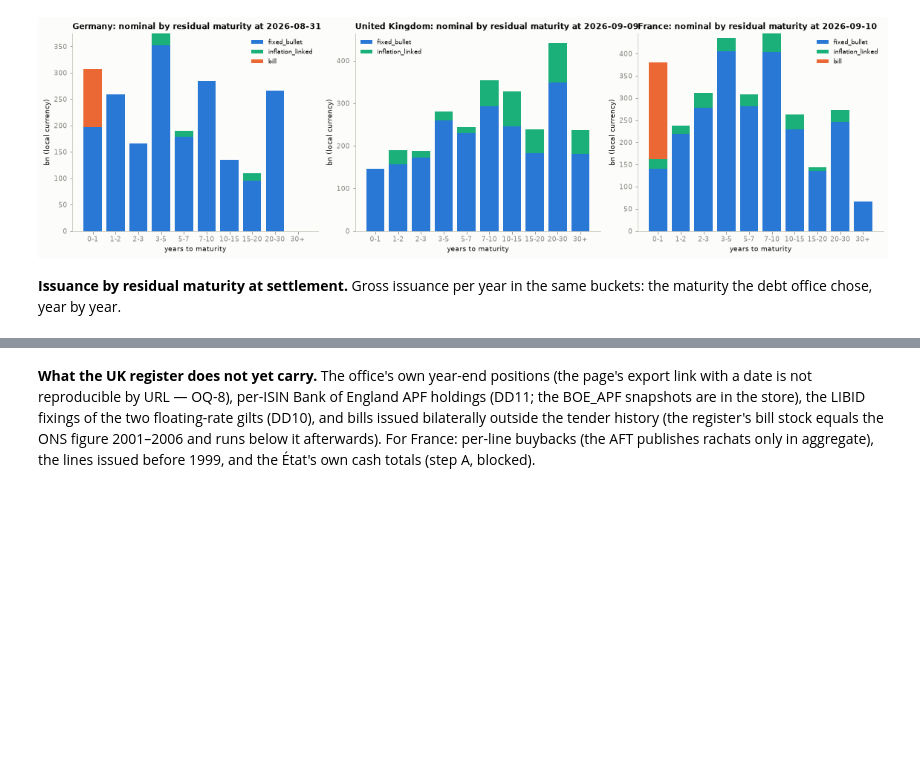
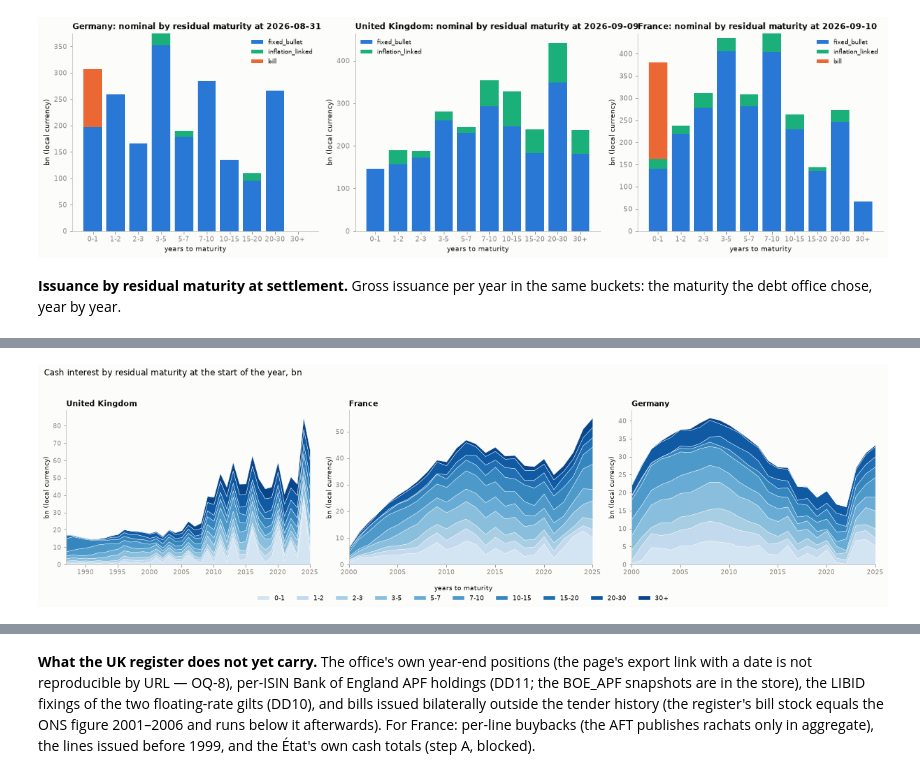
Before and after one commit to adrianchiu1/redbox, a Jupyter notebook: notebooks/debtbook.ipynb, the cells around one changed output, grey strips where cells are left out. Saved outputs shown, nothing was run; the diff lists cells and outputs as text; code cells hidden in the pictures; blank space fills up the shorter version.

```diff
--- a/notebooks/debtbook.ipynb
+++ b/notebooks/debtbook.ipynb
@@ -920,0 +969,41 @@ plt.tight_layout()
+# %%
+EDGES = [0, 1, 2, 3, 5, 7, 10, 15, 20, 30]
+
+def bucket_of_years(y):
+    if pd.isna(y):
+        return "30+"                                          # undated stock
+    if y <= 0:
+        return "0-1"                                          # matures inside the year
+    for lo, hi, lab in zip(EDGES[:-1], EDGES[1:], BUCKET_ORDER[:-1]):
+        if lo < y <= hi:
+            return lab
+    return "30+"
+
+def interest_by_bucket(iso3):
+    it = IBS[(IBS.iso3 == iso3) & (IBS.basis == "cash") & (IBS.computability == "computed")]
+    it = it.merge(SECS[SECS.iso3 == iso3][["security_id", "maturity_date", "first_issue_date"]], on="security_id")
+    start = pd.to_datetime((it.year - 1).astype(str) + "-12-31")
+    first = pd.to_datetime(it.first_issue_date)
+    ref = start.where(first.isna() | (first <= start), first)
+    residual = (pd.to_datetime(it.maturity_date) - ref).dt.days / 365.25
+    it = it.assign(bucket=[bucket_of_years(v) for v in residual])
+    by = it.pivot_table(index="year", columns="bucket", values="total_lcu_mn", aggfunc="sum")
+    return by.reindex(columns=BUCKET_ORDER).fillna(0) / 1000
+
+fig, axes = plt.subplots(1, 3, figsize=(17, 4.8))
+for ax, (iso3, y0) in zip(axes, [("GBR", 1987), ("FRA", 2000), ("DEU", 2000)]):
+    by = interest_by_bucket(iso3)
+    by = by.loc[y0:2025]
+    ax.stackplot(by.index, [by[b] for b in BUCKET_ORDER], labels=BUCKET_ORDER,
+                 colors=[BUCKET_COLOR[b] for b in BUCKET_ORDER], linewidth=0.4, edgecolor=SURFACE)
+    ax.set_title(COUNTRY[iso3], loc="left", fontsize=11)
+    ax.set_ylabel("bn (local currency)")
+    ax.set_xlim(by.index.min(), by.index.max())
+    for s in ("top", "right"):
+        ax.spines[s].set_visible(False)
+fig.suptitle("Cash interest by residual maturity at the start of the year, bn", x=0.01, ha="left", fontsize=12)
+handles, labels = axes[0].get_legend_handles_labels()
+fig.legend(handles, labels, frameon=False, fontsize=8.5, ncol=10, loc="lower center", title="years to maturity", title_fontsize=9)
+plt.tight_layout(rect=(0, 0.09, 1, 0.95))
+# %% [output]
+[figure, added]
```
Also changed, not shown: parts of 7 cells of this notebook.
